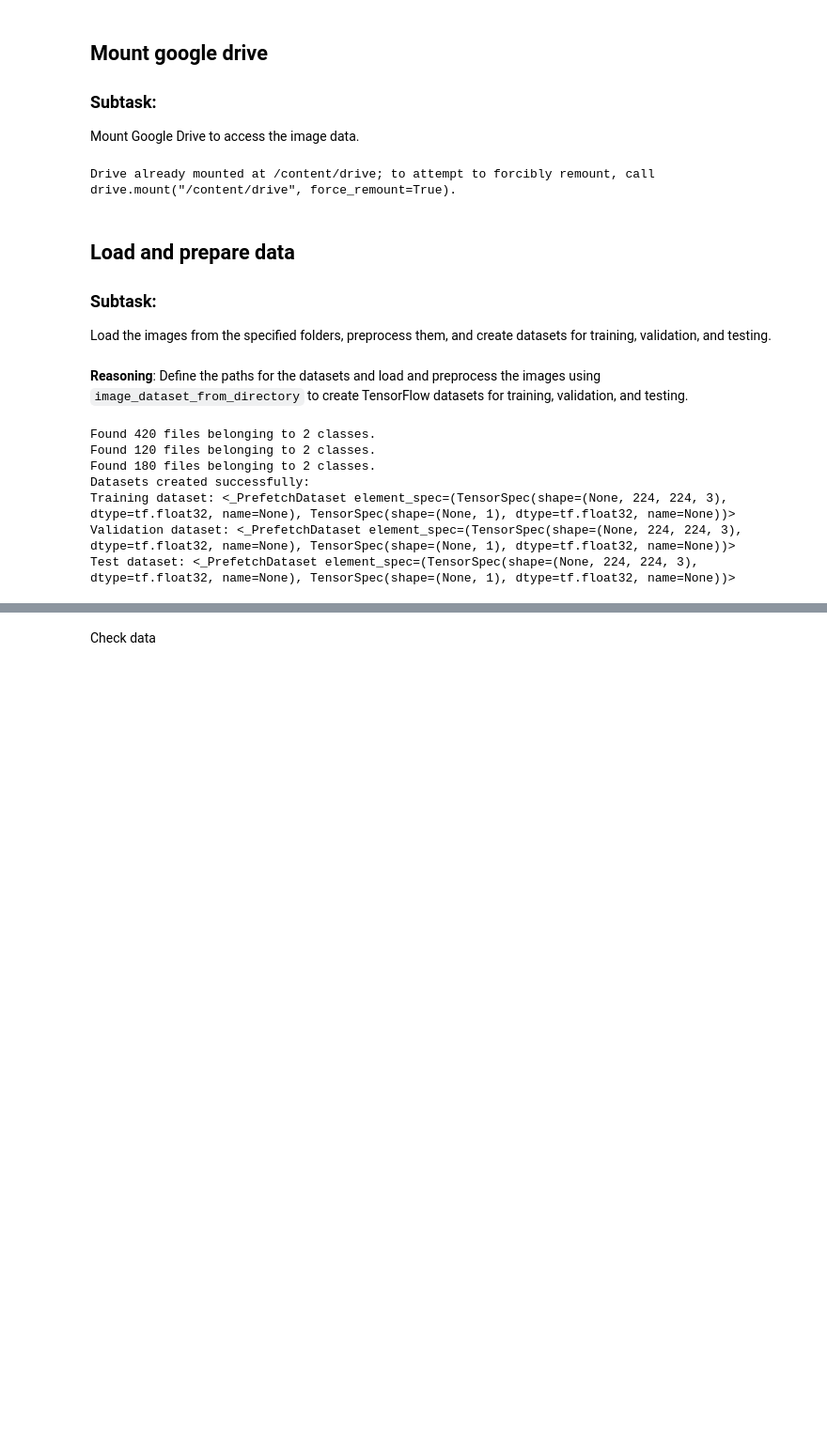
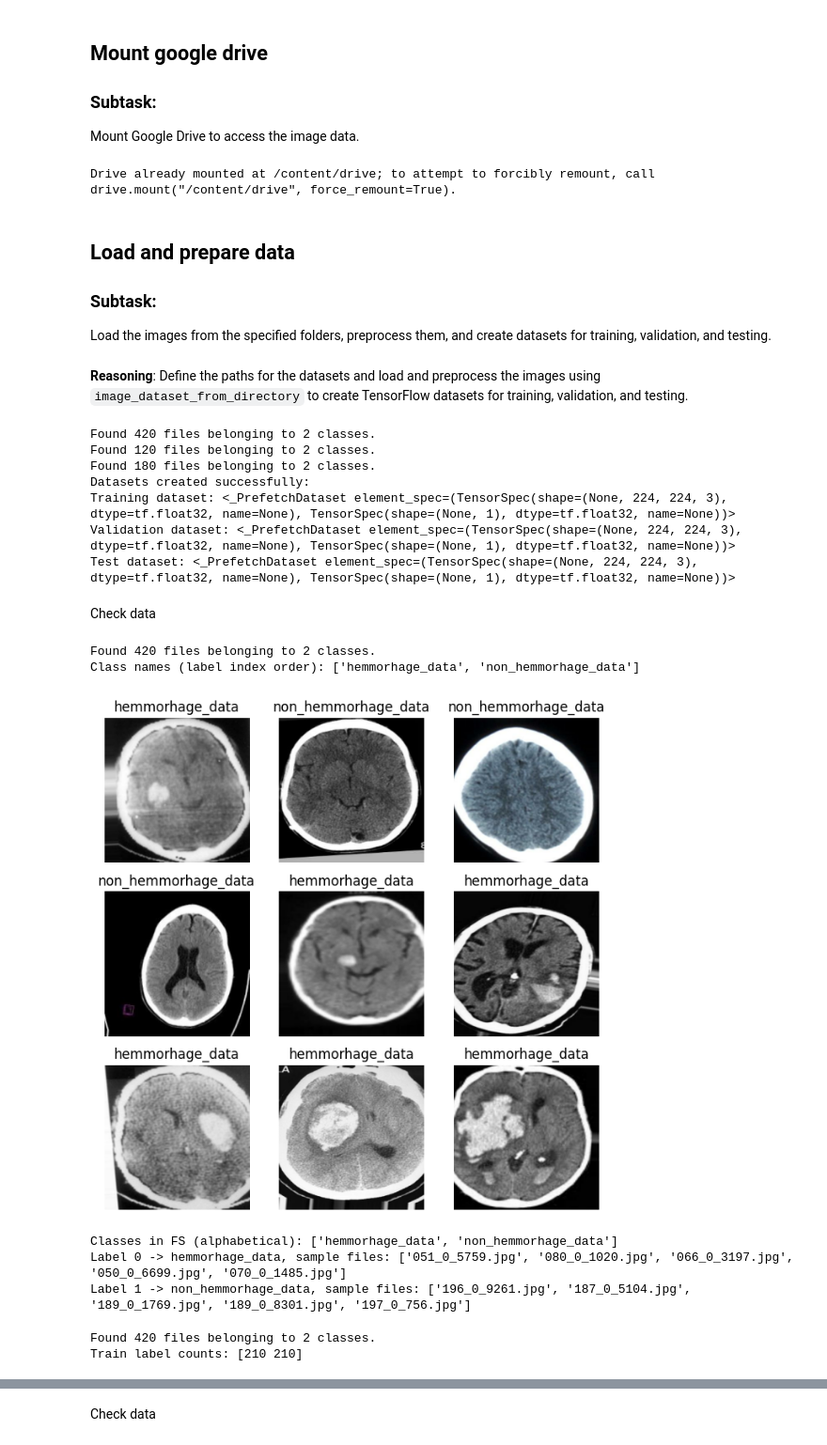
Before and after one commit to minhduongts13/BrainScan, a Jupyter notebook: Hemmorhage.ipynb, the cells around one changed output, grey strips where cells are left out. Shown at 94% size. Saved outputs shown, nothing was run; the diff lists cells and outputs as text; code cells hidden in the pictures; blank space fills up the shorter version.

Commit message:
added compare data

```diff
--- a/Hemmorhage.ipynb
+++ b/Hemmorhage.ipynb
@@ -39,7 +39,7 @@ Define the paths for the datasets and load and preprocess the images using `imag
 # %%
 import tensorflow as tf
 from tensorflow.keras.applications.mobilenet import preprocess_input
-base_dir = '/content/drive/MyDrive/Record học/'
+base_dir = '/content/drive/MyDrive/Record học/augmented/'
 
 # Define paths for training, validation, and test sets
 train_dir = base_dir + 'training_set/training_set_augmented'
@@ -111,3 +111,66 @@ Datasets created successfully:
 Training dataset: <_PrefetchDataset element_spec=(TensorSpec(shape=(None, 224, 224, 3), dtype=tf.float32, name=None), TensorSpec(shape=(None, 1), dtype=tf.float32, name=None))>
 Validation dataset: <_PrefetchDataset element_spec=(TensorSpec(shape=(None, 224, 224, 3), dtype=tf.float32, name=None), TensorSpec(shape=(None, 1), dtype=tf.float32, name=None))>
 Test dataset: <_PrefetchDataset element_spec=(TensorSpec(shape=(None, 224, 224, 3), dtype=tf.float32, name=None), TensorSpec(shape=(None, 1), dtype=tf.float32, name=None))>
+# %% [markdown]
+Check data
+# %%
+# Tạo lại dataset (không map preprocess) chỉ để kiểm tra class_names/hiển thị
+raw_train = tf.keras.utils.image_dataset_from_directory(
+    train_dir,
+    labels='inferred',
+    label_mode='binary',
+    image_size=(IMG_HEIGHT, IMG_WIDTH),
+    batch_size=BATCH_SIZE,
+    shuffle=True,
+    interpolation='bilinear'
+)
+
+print("Class names (label index order):", raw_train.class_names)
+# Với folder names ['hemmorhage_data','non_hemmorhage_data'],
+# label 0 -> 'hemmorhage_data', label 1 -> 'non_hemmorhage_data' (alphabetical order)
+# %% [output]
+Found 420 files belonging to 2 classes.
+Class names (label index order): ['hemmorhage_data', 'non_hemmorhage_data']
+# %%
+import matplotlib.pyplot as plt
+
+plt.figure(figsize=(8,8))
+for images, labels in raw_train.take(1):   # 1 batch
+    images = images.numpy().astype("uint8")
+    labels = labels.numpy()
+    for i in range(9):
+        ax = plt.subplot(3,3,i+1)
+        plt.imshow(images[i])
+        plt.title(raw_train.class_names[int(labels[i])])
+        plt.axis('off')
+plt.show()
+# %% [output]
+[figure, added]
+# %%
+import os
+classes = sorted([d for d in os.listdir(train_dir) if os.path.isdir(os.path.join(train_dir, d))])
+print("Classes in FS (alphabetical):", classes)
+
+for idx, cls in enumerate(classes):
+    folder = os.path.join(train_dir, cls)
+    sample_files = os.listdir(folder)[:5]
+    print(f"Label {idx} -> {cls}, sample files: {sample_files}")
+# %% [output]
+Classes in FS (alphabetical): ['hemmorhage_data', 'non_hemmorhage_data']
+Label 0 -> hemmorhage_data, sample files: ['051_0_5759.jpg', '080_0_1020.jpg', '066_0_3197.jpg', '050_0_6699.jpg', '070_0_1485.jpg']
+Label 1 -> non_hemmorhage_data, sample files: ['196_0_9261.jpg', '187_0_5104.jpg', '189_0_1769.jpg', '189_0_8301.jpg', '197_0_756.jpg']
+# %%
+import numpy as np
+
+def count_labels(ds):
+    counts = np.zeros(2, dtype=int)
+    for images, labels in ds.unbatch():
+        counts[int(labels.numpy())] += 1
+    return counts
+
+# dùng raw_train hoặc recreate dataset với batch_size lớn để count nhanh:
+big = tf.keras.utils.image_dataset_from_directory(train_dir, image_size=(IMG_HEIGHT,IMG_WIDTH), batch_size=1024, shuffle=False)
+print("Train label counts:", count_labels(big))
+# %% [output]
+Found 420 files belonging to 2 classes.
+Train label counts: [210 210]
```
Also changed, not shown: parts of 33 cells of this notebook.
